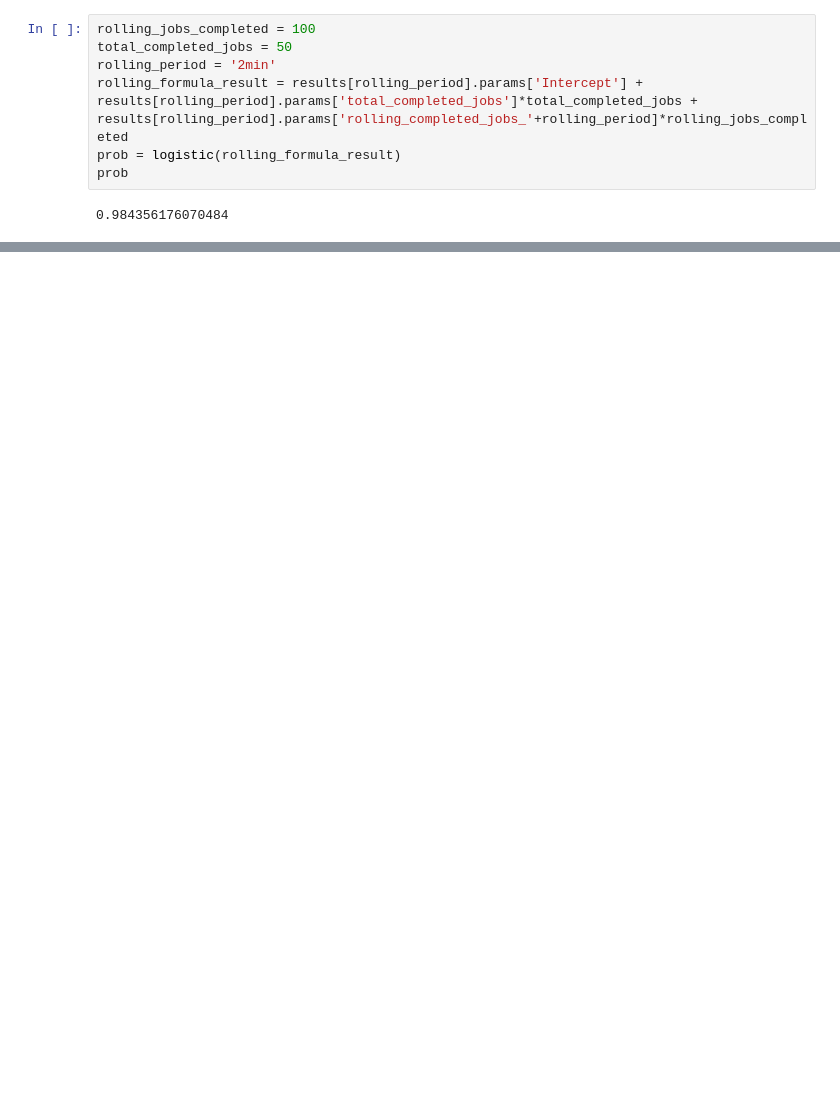
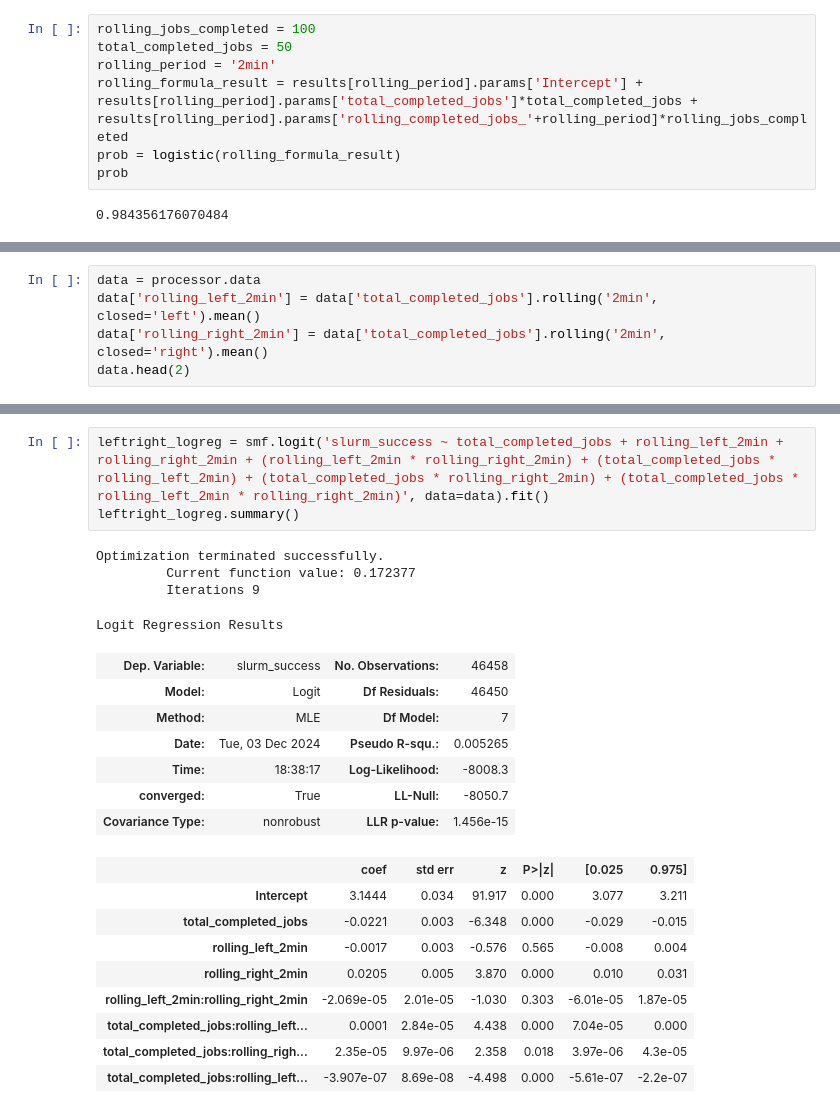
Before and after one commit to nss-data-science-cohort-8/accre-sweet-potato-casserole, a Jupyter notebook: notebooks/AIBranch3.ipynb, the cells around one changed output, grey strips where cells are left out. Saved outputs shown, nothing was run; the diff lists cells and outputs as text; blank space fills up the shorter version.

```diff
--- a/notebooks/AIBranch3.ipynb
+++ b/notebooks/AIBranch3.ipynb
@@ -108,0 +133,5 @@ processor.calculate_rolling_probability(rolling_jobs_completed=10, total_complet
+# %%
+data = processor.data
+data['rolling_left_2min'] = data['total_completed_jobs'].rolling('2min', closed='left').mean()
+data['rolling_right_2min'] = data['total_completed_jobs'].rolling('2min', closed='right').mean()
+data.head(2)
@@ -108,0 +144,24 @@ processor.calculate_rolling_probability(rolling_jobs_completed=10, total_complet
+# %%
+leftright_logreg = smf.logit('slurm_success ~ total_completed_jobs + rolling_left_2min + rolling_right_2min + (rolling_left_2min * rolling_right_2min) + (total_completed_jobs * rolling_left_2min) + (total_completed_jobs * rolling_right_2min) + (total_completed_jobs * rolling_left_2min * rolling_right_2min)', data=data).fit()
+leftright_logreg.summary()
+# %% [output]
+Optimization terminated successfully.
+         Current function value: 0.172377
+         Iterations 9
+Logit Regression Results
+| Dep. Variable: | slurm_success | No. Observations: | 46458 |
+| Model: | Logit | Df Residuals: | 46450 |
+| Method: | MLE | Df Model: | 7 |
+| Date: | Tue, 03 Dec 2024 | Pseudo R-squ.: | 0.005265 |
+| Time: | 18:38:17 | Log-Likelihood: | -8008.3 |
+| converged: | True | LL-Null: | -8050.7 |
+| Covariance Type: | nonrobust | LLR p-value: | 1.456e-15 |
+|  | coef | std err | z | P>|z| | [0.025 | 0.975] |
+| Intercept | 3.1444 | 0.034 | 91.917 | 0.000 | 3.077 | 3.211 |
+| total_completed_jobs | -0.0221 | 0.003 | -6.348 | 0.000 | -0.029 | -0.015 |
+| rolling_left_2min | -0.0017 | 0.003 | -0.576 | 0.565 | -0.008 | 0.004 |
+| rolling_right_2min | 0.0205 | 0.005 | 3.870 | 0.000 | 0.010 | 0.031 |
+| rolling_left_2min:rolling_right_2min | -2.069e-05 | 2.01e-05 | -1.030 | 0.303 | -6.01e-05 | 1.87e-05 |
+| total_completed_jobs:rolling_left... | 0.0001 | 2.84e-05 | 4.438 | 0.000 | 7.04e-05 | 0.000 |
+| total_completed_jobs:rolling_righ... | 2.35e-05 | 9.97e-06 | 2.358 | 0.018 | 3.97e-06 | 4.3e-05 |
+| total_completed_jobs:rolling_left... | -3.907e-07 | 8.69e-08 | -4.498 | 0.000 | -5.61e-07 | -2.2e-07 |
```
Also changed, not shown: parts of 7 cells of this notebook, 1 other file.
